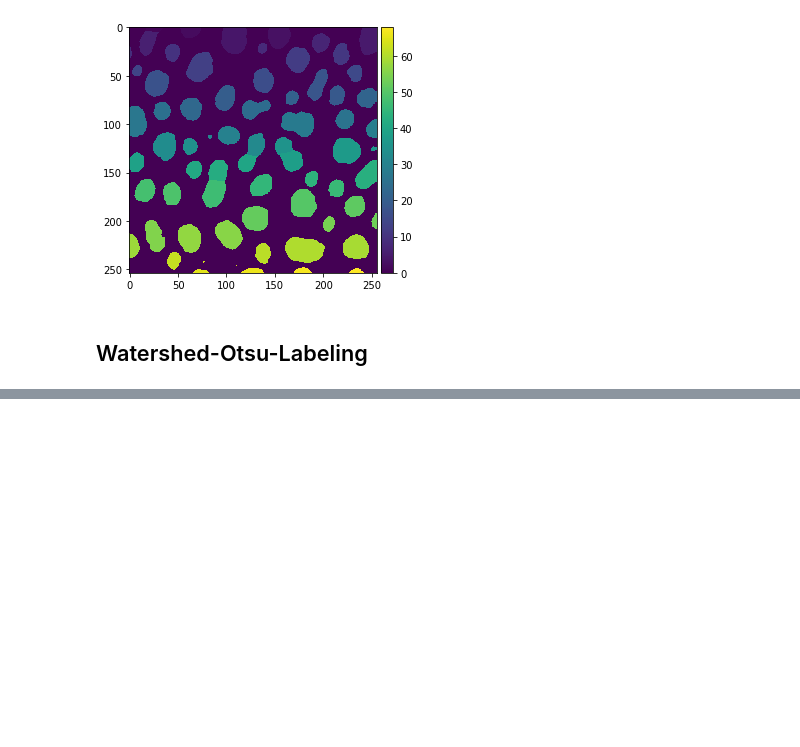
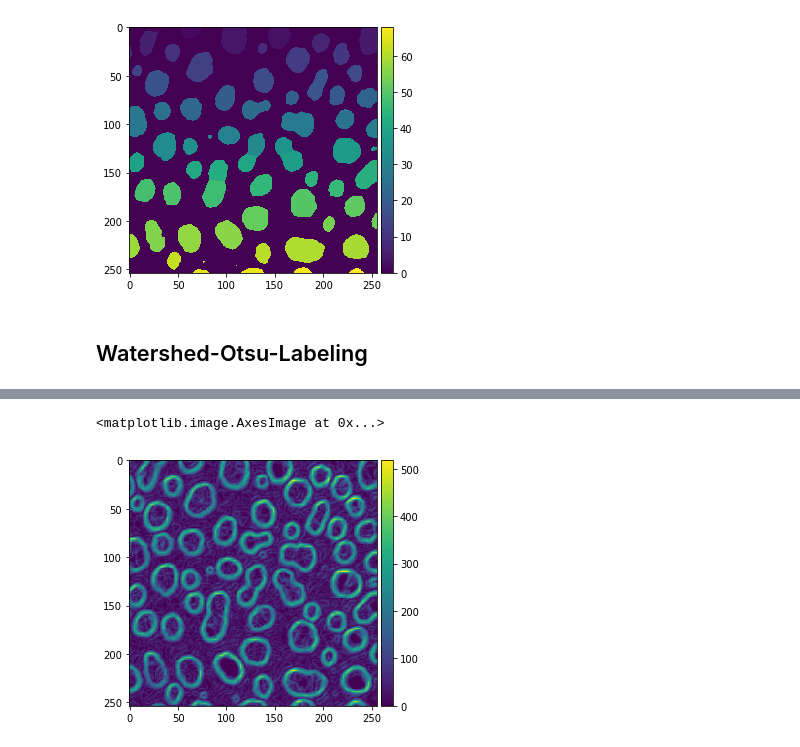
Before and after one commit to haesleinhuepf/napari-simpleitk-image-processing, a Jupyter notebook: docs/demo.ipynb, the cells around one changed output, grey strips where cells are left out. Drawn from its saved outputs; the diff is of its cells as text; code cells hidden in the pictures; blank space fills up the shorter version.

```diff
--- a/docs/demo.ipynb
+++ b/docs/demo.ipynb
@@ -79,0 +104,4 @@ Computing result took 0.09000921249389648
+# %%
+from napari_simpleitk_image_processing import sobel
+imshow(sobel(blobs))
+# %% [output]
@@ -79,0 +109,2 @@ Computing result took 0.09000921249389648
+<matplotlib.image.AxesImage at 0x...>
+[figure, added]
```
Also changed, not shown: parts of 32 cells of this notebook, 6 other files.
